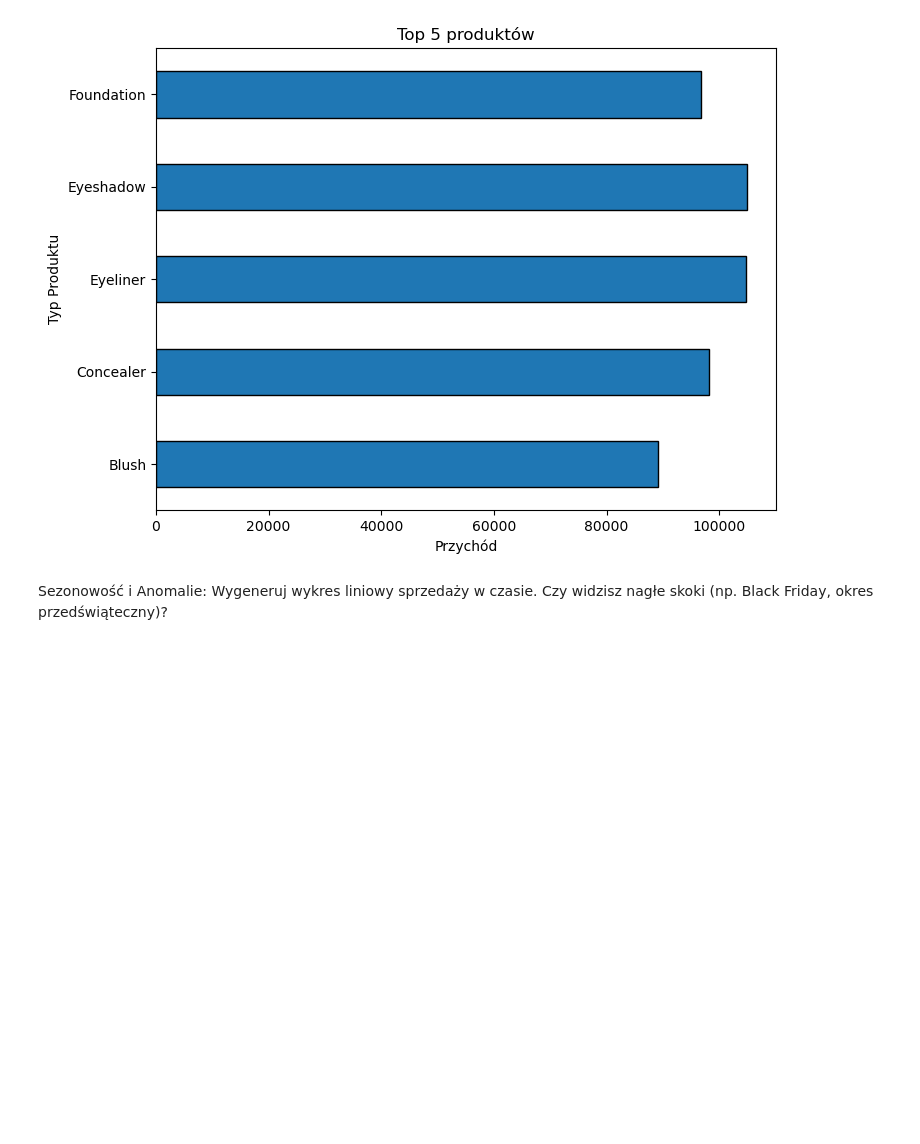
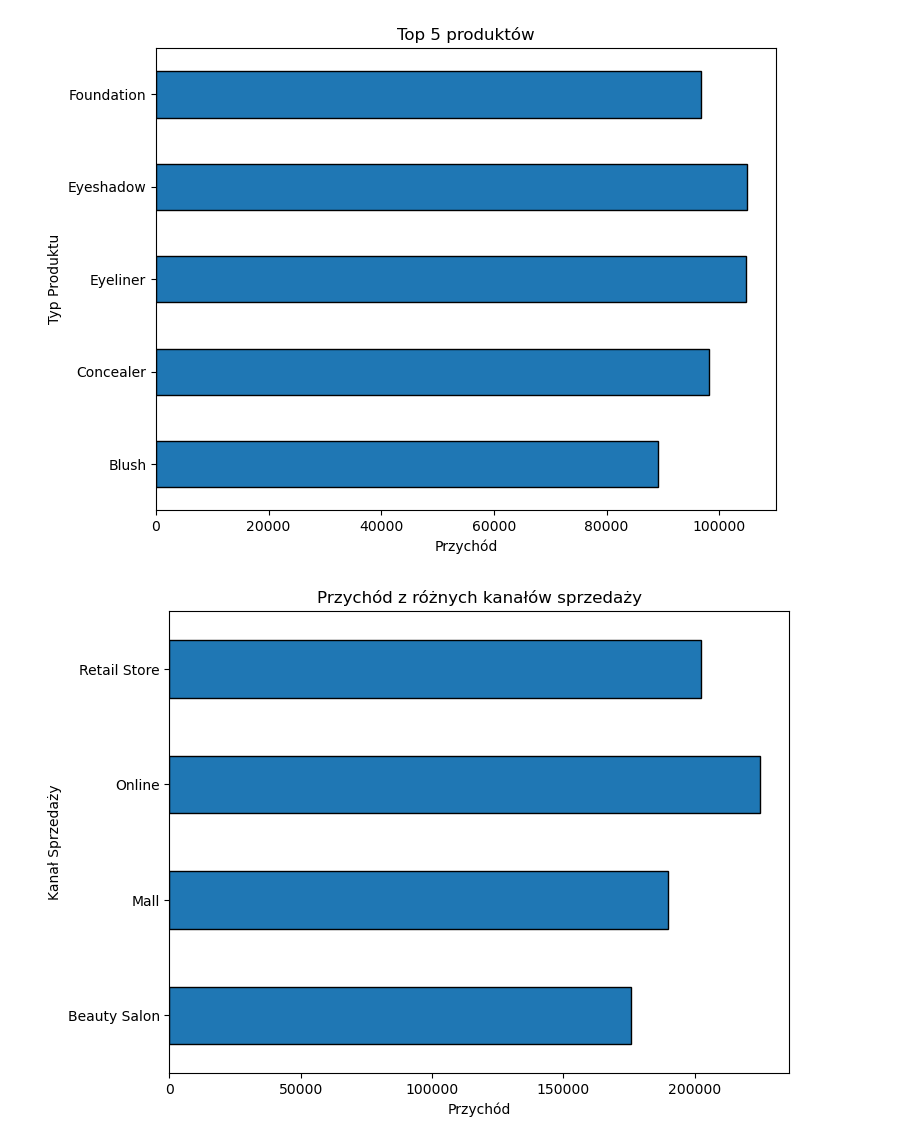
Before and after one commit to sameswick/Portfolio_Cv, a Jupyter notebook: projekt_makeup/notebooks/Notebook_01_eda_cleaning.ipynb, the cells around one changed output. Saved outputs shown, nothing was run; the diff lists cells and outputs as text; code cells hidden in the pictures; blank space fills up the shorter version.

```diff
--- a/projekt_makeup/notebooks/Notebook_01_eda_cleaning.ipynb
+++ b/projekt_makeup/notebooks/Notebook_01_eda_cleaning.ipynb
@@ -85,5 +75,13 @@ plt.title('Top 5 produktów')
 plt.show()
 # %% [output]
 [figure]
-# %% [markdown]
-Sezonowość i Anomalie: Wygeneruj wykres liniowy sprzedaży w czasie. Czy widzisz nagłe skoki (np. Black Friday, okres przedświąteczny)?
+# %%
+plt.figure(figsize=(8,6))
+ax = df.groupby(by= 'Sales_Channel')['Revenue_USD'].sum().plot(kind='barh', edgecolor = 'black')
+plt.xlabel('Przychód')
+plt.ylabel('Kanał Sprzedaży')
+plt.title('Przychód z różnych kanałów sprzedaży')
+plt.savefig('../images/sales_channels_revenue.png', dpi=300, bbox_inches='tight')
+plt.show()
+# %% [output]
+[figure, added]
```
Also changed, not shown: parts of 16 cells of this notebook, 5 other files.
